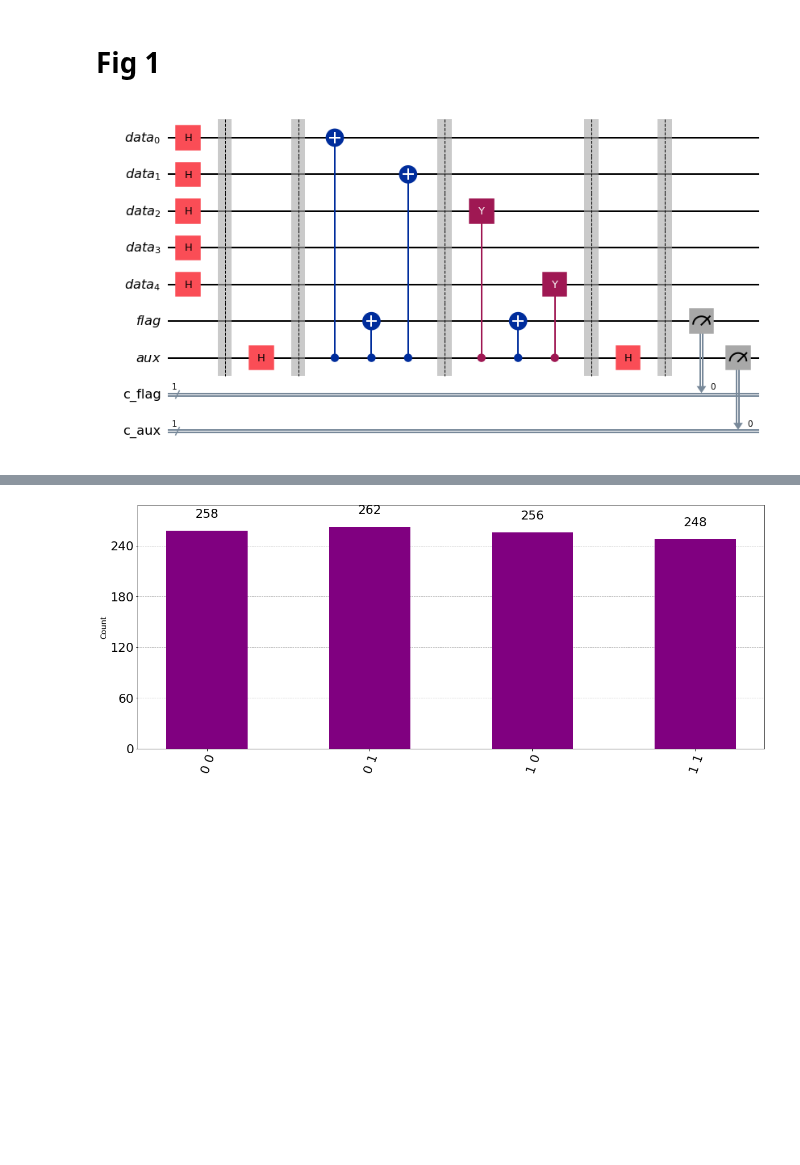
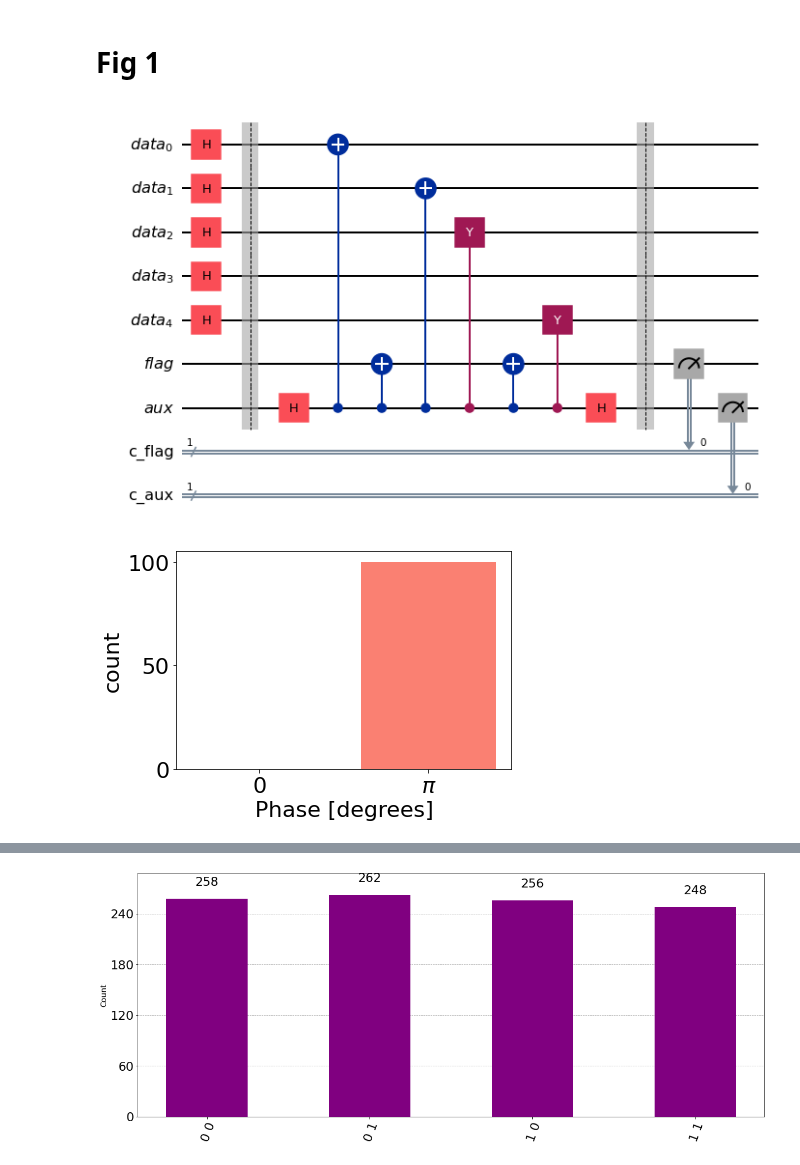
Before and after one commit to 10ay/c191proj, a Jupyter notebook: Paper Figures.ipynb, the cells around one changed output, grey strips where cells are left out. Saved outputs shown, nothing was run; the diff lists cells and outputs as text; code cells hidden in the pictures; blank space fills up the shorter version.

```diff
--- a/Paper Figures.ipynb
+++ b/Paper Figures.ipynb
@@ -30,12 +70,12 @@ for i in range(5):
 
 circuit.barrier()
 circuit.h(aux[0])
-circuit.barrier()
+#circuit.barrier()
 circuit.cx(aux[0], data[0])
 circuit.cx(aux[0], flag[0])
 circuit.cx(aux[0], data[1])
 
-circuit.barrier()
+#circuit.barrier()
 
 #circuit.y(0)#An error does nothing
 #circuit.y(1)#An error does nothing
@@ -48,7 +88,7 @@ circuit.cy(aux[0], data[2])
 circuit.cx(aux[0], flag[0])
 circuit.cy(aux[0], data[4])
 
-circuit.barrier()
+#circuit.barrier()
 
 circuit.h(aux[0])
 
@@ -59,4 +99,4 @@ circuit.measure(aux[0], c_aux[0])
 
 circuit.draw('mpl')
 # %% [output]
-[figure, old version]
+[figure, new version]
@@ -62,0 +107,18 @@ circuit.draw('mpl')
+# %%
+phases = []
+for i in range(100):
+    statevector_simulator = Aer.get_backend('statevector_simulator')
+    job_sv = statevector_simulator.run(transpile(circuit, statevector_simulator), shots=1000)
+    result_sv = job_sv.result()
+    statevector = np.array(result_sv.get_statevector())
+    phases.append(get_phase(statevector))
+phases = np.array(phases)
+zeros = phases[phases == 0]
+pis = phases[phases > 0]
+plt.figure()
+plt.xlabel('Phase [degrees]')
+plt.ylabel('count')
+plt.bar(['0', r'$\pi$'], [len(zeros), len(pis)], color=['skyblue', 'salmon'])
+plt.show()
+# %% [output]
+[figure, added]
```
Also changed, not shown: parts of 6 cells of this notebook, 10 other files.
